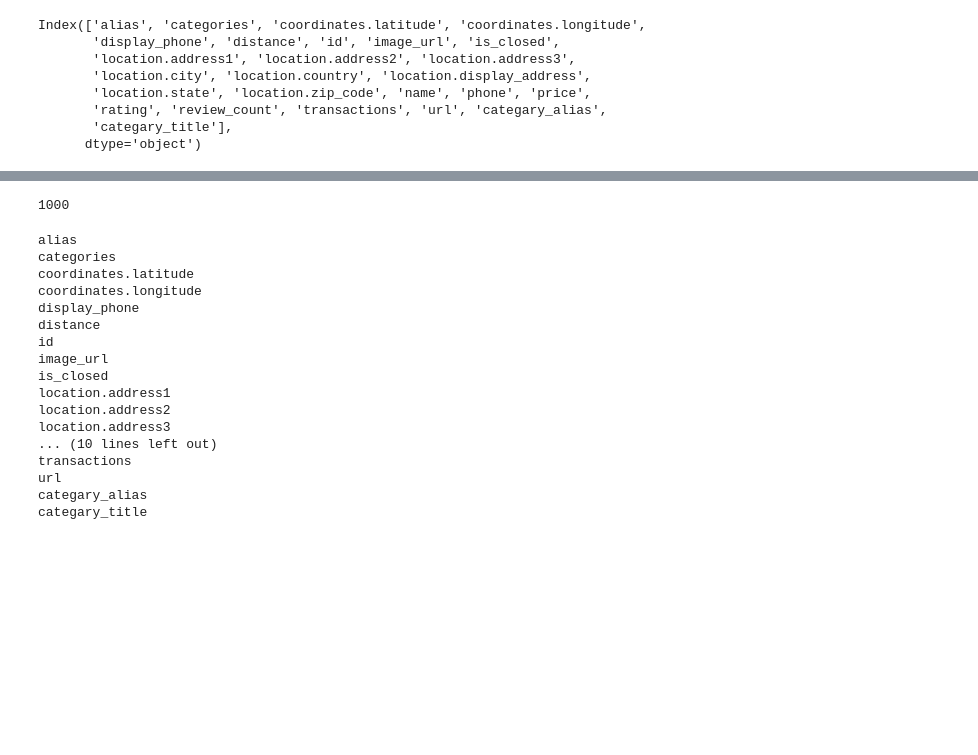
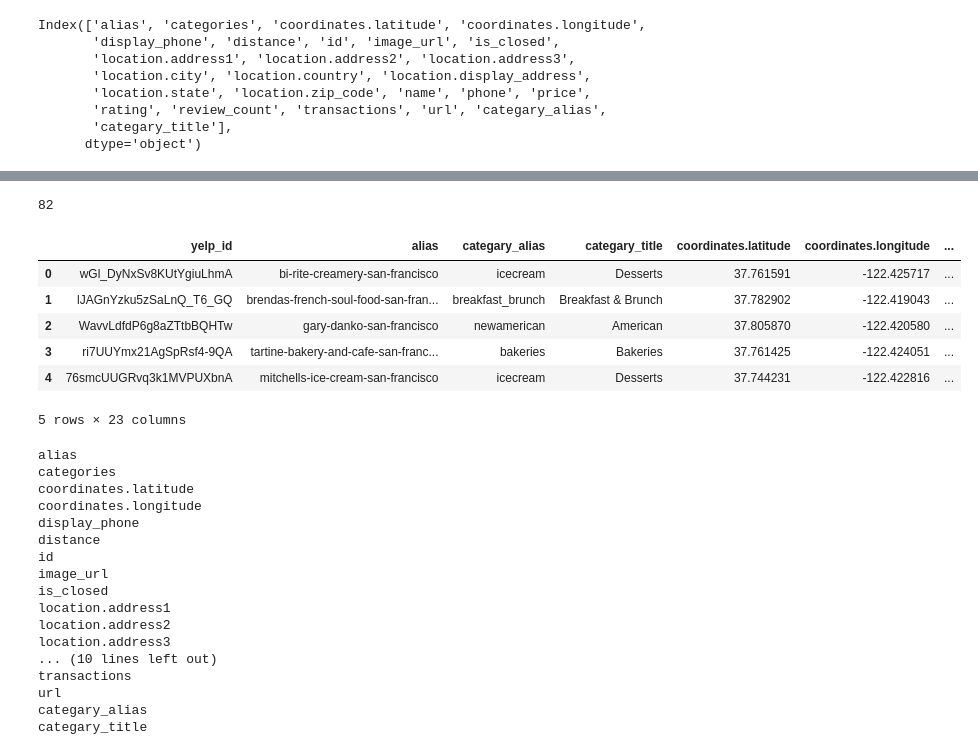
Before and after one commit to jyao8112/ETL-project, a Jupyter notebook: ELT project.ipynb, the cells around one changed output, grey strips where cells are left out. Cells and saved outputs as stored; diff of their text form; code cells hidden in the pictures; blank space fills up the shorter version.

```diff
--- a/ELT project.ipynb
+++ b/ELT project.ipynb
@@ -90,0 +112,17 @@ Index(['alias', 'categories', 'coordinates.latitude', 'coordinates.longitude',
+# %%
+df['categary_title']=df['categary_title'].replace(['Ramen', 'Sushi Bars','Japanese Curry','Conveyor Belt Sushi','Izakaya'], 'Japanese')
+df['categary_title']=df['categary_title'].replace(['Patisserie/Cake Shop','Cupcakes'],'Bakeries')
+df['categary_title']=df['categary_title'].replace(['American (New)','American (Traditional)'],'American')
+df['categary_title']=df['categary_title'].replace(['Coffee & Tea','Bubble Tea','Juice Bars & Smoothies','Tea Rooms'],'Drinks')
+df['categary_title']=df['categary_title'].replace(['Cocktail Bars','Wine Bars','Dive Bars','Tiki Bars','Pubs','Whiskey Bars','Beer Bar','Breweries','Lounges'],'Bars')
+df['categary_title']=df['categary_title'].replace(['Hot Dogs','Sandwiches','Chicken Wings','Burgers'],'Fast Food')
+df['categary_title']=df['categary_title'].replace(['Cantonese','Hot Pot','Dim Sum'],'Chinese')
+df['categary_title']=df['categary_title'].replace(['Tacos','New Mexican Cuisine'],'Mexican')
+df['categary_title']=df['categary_title'].replace(['Brasseries'],'French')
+df['categary_title']=df['categary_title'].replace(['Ice Cream & Frozen Yogurt','Chocolatiers & Shops','Candy Stores','Creperies','Gelato','Donuts'],'Desserts')
+df['categary_title']=df['categary_title'].replace(['Tapas/Small Plates', 'Tapas Bars'],'Spanish')
+df['categary_title']=df['categary_title'].replace(['Fruits & Veggies','Salad'],'Vegan')
+df['categary_title']=df['categary_title'].replace(['Delis'],'Indian')
+df['categary_title']=df['categary_title'].replace(['Local Flavor','Soul Food','Comfort Food','Noodles','Chicken Shop','Gluten-Free','Cheese Shops'],'Others')
+df['categary_title']=df['categary_title'].replace(['Themed Cafes'],'Cafes')
+df['categary_title']=df['categary_title'].replace(['Falafel'],'Mediterranean')
@@ -91,16 +150,40 @@ Index(['alias', 'categories', 'coordinates.latitude', 'coordinates.longitude',
+# %%
+len(df['categary_title'].unique())
+# %% [output]
+82
+# %%
+df_restaurant_yelp=df[df.categary_title != 'Landmarks & Historical Buildings']
+df_restaurant_yelp=df_restaurant_yelp[df_restaurant_yelp.categary_title != 'Mini Golf']
+df_restaurant_yelp=df_restaurant_yelp[df_restaurant_yelp.categary_title != 'Venues & Event Spaces']
+df_restaurant_yelp=df_restaurant_yelp[df_restaurant_yelp.categary_title != 'Sports Bars']
+df_restaurant_yelp=df_restaurant_yelp[df_restaurant_yelp.categary_title != 'Sports Bars']
+df_restaurant_yelp=df_restaurant_yelp[df_restaurant_yelp.categary_title != 'Botanical Gardens']
+df_restaurant_yelp=df_restaurant_yelp[df_restaurant_yelp.categary_title != 'Beaches']
+df_restaurant_yelp=df_restaurant_yelp[df_restaurant_yelp.categary_title != 'Dog Parks']
+df_restaurant_yelp=df_restaurant_yelp[df_restaurant_yelp.categary_title != 'Yoga']
+df_restaurant_yelp=df_restaurant_yelp[df_restaurant_yelp.categary_title !='Bowling']
+df_restaurant_yelp=df_restaurant_yelp[df_restaurant_yelp.categary_title !='Jazz & Blues']
+df_restaurant_yelp=df_restaurant_yelp[df_restaurant_yelp.categary_title !='Boating']
+df_restaurant_yelp=df_restaurant_yelp[df_restaurant_yelp.categary_title !='Zoos']
+df_restaurant_yelp=df_restaurant_yelp[df_restaurant_yelp.categary_title !='Banks & Credit Unions']
 # %%
-restaurant_yelp = df[['id','alias', 'categories', 'categary_alias',
+restaurant_yelp = df_restaurant_yelp[['id','alias', 'categories', 'categary_alias',
        'categary_title', 'coordinates.latitude', 'coordinates.longitude',
        'display_phone', 'distance', 'image_url', 'is_closed',
        'location.address1', 'location.address2', 'location.address3',
        'location.city', 'location.country', 'location.display_address',
        'location.state', 'location.zip_code', 'name', 'phone', 'price',
        'rating', 'review_count', 'transactions', 'url']]
 restaurant_yelp=restaurant_yelp.rename(columns={'id': 'yelp_id'})
 restaurant_yelp.to_csv('./data/restaurant_yelp_business.csv',index=True ,header=True)
 final_restaurant_yelp=restaurant_yelp.drop(['categories','location.display_address','transactions'],axis=1)
 final_restaurant_yelp.to_csv('./data/final_restaurant_yelp.csv',index=False ,header=True)
 final_restaurant_yelp.head()
-len(final_restaurant_yelp)
 # %% [output]
+|  | yelp_id | alias | categary_alias | categary_title | coordinates.latitude | coordinates.longitude | ... |
+| 0 | wGl_DyNxSv8KUtYgiuLhmA | bi-rite-creamery-san-francisco | icecream | Desserts | 37.761591 | -122.425717 | ... |
+| 1 | lJAGnYzku5zSaLnQ_T6_GQ | brendas-french-soul-food-san-fran... | breakfast_brunch | Breakfast & Brunch | 37.782902 | -122.419043 | ... |
+| 2 | WavvLdfdP6g8aZTtbBQHTw | gary-danko-san-francisco | newamerican | American | 37.805870 | -122.420580 | ... |
+| 3 | ri7UUYmx21AgSpRsf4-9QA | tartine-bakery-and-cafe-san-franc... | bakeries | Bakeries | 37.761425 | -122.424051 | ... |
+| 4 | 76smcUUGRvq3k1MVPUXbnA | mitchells-ice-cream-san-francisco | icecream | Desserts | 37.744231 | -122.422816 | ... |
-1000
+5 rows × 23 columns
```
Also changed, not shown: parts of 3 cells of this notebook.
